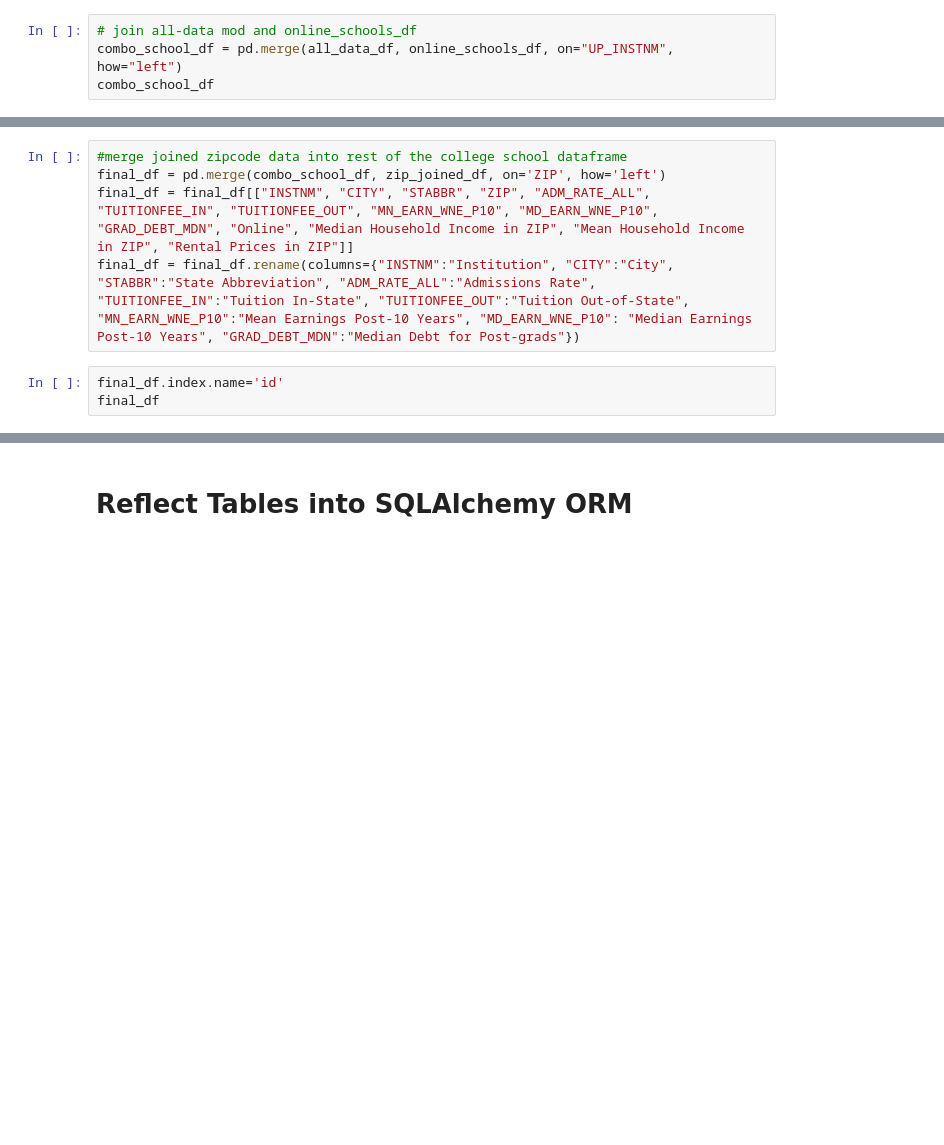
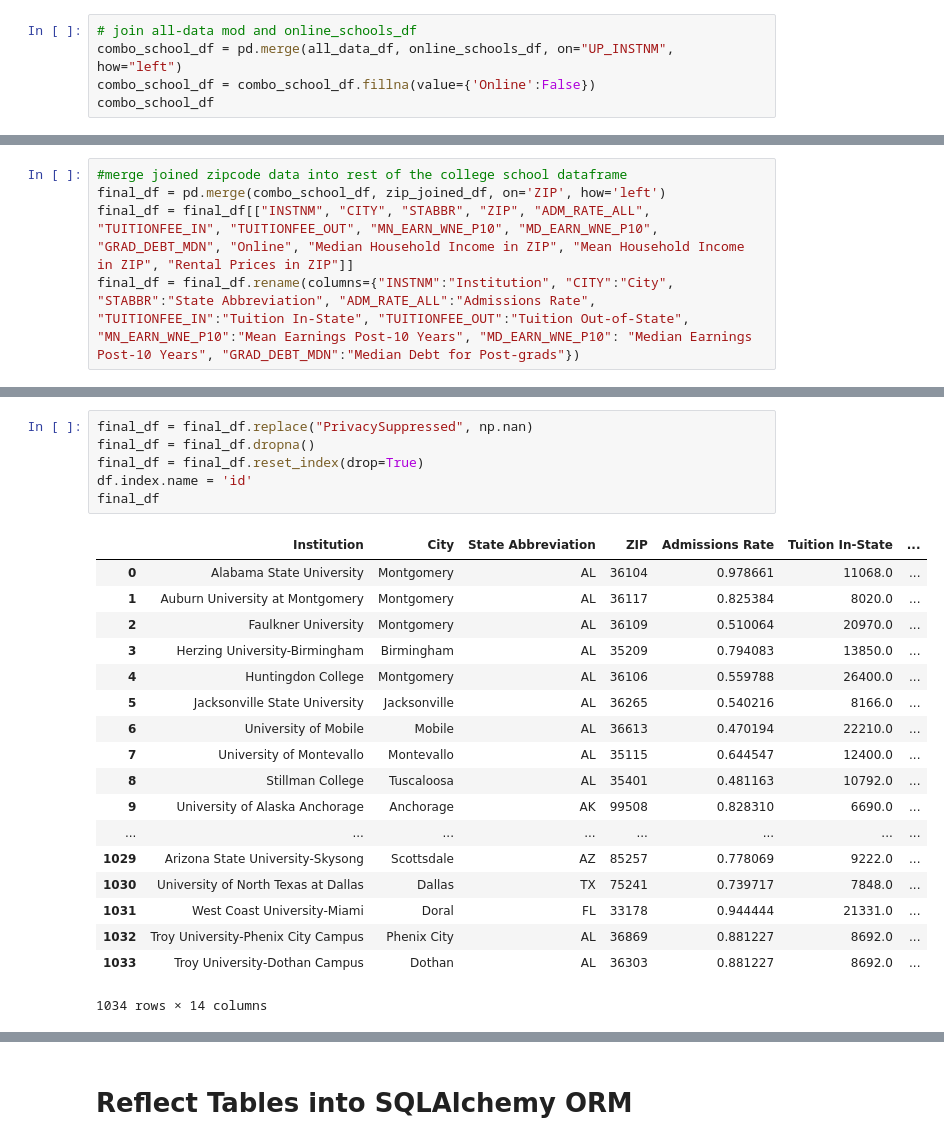
Before and after one commit to ladydatadigger/college-scorecard, a Jupyter notebook: final.ipynb, the cells around one changed output, grey strips where cells are left out. Saved outputs shown, nothing was run; the diff lists cells and outputs as text; blank space fills up the shorter version.

```diff
--- a/final.ipynb
+++ b/final.ipynb
@@ -165,6 +166,7 @@ all_data_df.head()
 # %%
 # join all-data mod and online_schools_df
 combo_school_df = pd.merge(all_data_df, online_schools_df, on="UP_INSTNM", how="left")
+combo_school_df = combo_school_df.fillna(value={'Online':False})
 combo_school_df
 # %% [output]
 |  | UNITID | OPEID | OPEID6 | INSTNM | CITY | STABBR | ZIP | ACCREDAGENCY | INSTURL | NPCURL | ... |
@@ -282,6 +284,3 @@ combo_school_df
 final_df = pd.merge(combo_school_df, zip_joined_df, on='ZIP', how='left')
 final_df = final_df[["INSTNM", "CITY", "STABBR", "ZIP", "ADM_RATE_ALL", "TUITIONFEE_IN", "TUITIONFEE_OUT", "MN_EARN_WNE_P10", "MD_EARN_WNE_P10", "GRAD_DEBT_MDN", "Online", "Median Household Income in ZIP", "Mean Household Income in ZIP", "Rental Prices in ZIP"]]
 final_df = final_df.rename(columns={"INSTNM":"Institution", "CITY":"City", "STABBR":"State Abbreviation", "ADM_RATE_ALL":"Admissions Rate", "TUITIONFEE_IN":"Tuition In-State", "TUITIONFEE_OUT":"Tuition Out-of-State", "MN_EARN_WNE_P10":"Mean Earnings Post-10 Years", "MD_EARN_WNE_P10": "Median Earnings Post-10 Years", "GRAD_DEBT_MDN":"Median Debt for Post-grads"})
-# %%
-final_df.index.name='id'
-final_df
@@ -307,0 +287,25 @@ final_df
+# %%
+final_df = final_df.replace("PrivacySuppressed", np.nan)
+final_df = final_df.dropna()
+final_df = final_df.reset_index(drop=True)
+df.index.name = 'id'
+final_df
+# %% [output]
+|  | Institution | City | State Abbreviation | ZIP | Admissions Rate | Tuition In-State | ... |
+| 0 | Alabama State University | Montgomery | AL | 36104 | 0.978661 | 11068.0 | ... |
+| 1 | Auburn University at Montgomery | Montgomery | AL | 36117 | 0.825384 | 8020.0 | ... |
+| 2 | Faulkner University | Montgomery | AL | 36109 | 0.510064 | 20970.0 | ... |
+| 3 | Herzing University-Birmingham | Birmingham | AL | 35209 | 0.794083 | 13850.0 | ... |
+| 4 | Huntingdon College | Montgomery | AL | 36106 | 0.559788 | 26400.0 | ... |
+| 5 | Jacksonville State University | Jacksonville | AL | 36265 | 0.540216 | 8166.0 | ... |
+| 6 | University of Mobile | Mobile | AL | 36613 | 0.470194 | 22210.0 | ... |
+| 7 | University of Montevallo | Montevallo | AL | 35115 | 0.644547 | 12400.0 | ... |
+| 8 | Stillman College | Tuscaloosa | AL | 35401 | 0.481163 | 10792.0 | ... |
+| 9 | University of Alaska Anchorage | Anchorage | AK | 99508 | 0.828310 | 6690.0 | ... |
+| ... | ... | ... | ... | ... | ... | ... | ... |
+| 1029 | Arizona State University-Skysong | Scottsdale | AZ | 85257 | 0.778069 | 9222.0 | ... |
+| 1030 | University of North Texas at Dallas | Dallas | TX | 75241 | 0.739717 | 7848.0 | ... |
+| 1031 | West Coast University-Miami | Doral | FL | 33178 | 0.944444 | 21331.0 | ... |
+| 1032 | Troy University-Phenix City Campus | Phenix City | AL | 36869 | 0.881227 | 8692.0 | ... |
+| 1033 | Troy University-Dothan Campus | Dothan | AL | 36303 | 0.881227 | 8692.0 | ... |
+1034 rows × 14 columns
```
Also changed, not shown: parts of 3 cells of this notebook, 2 other files.
